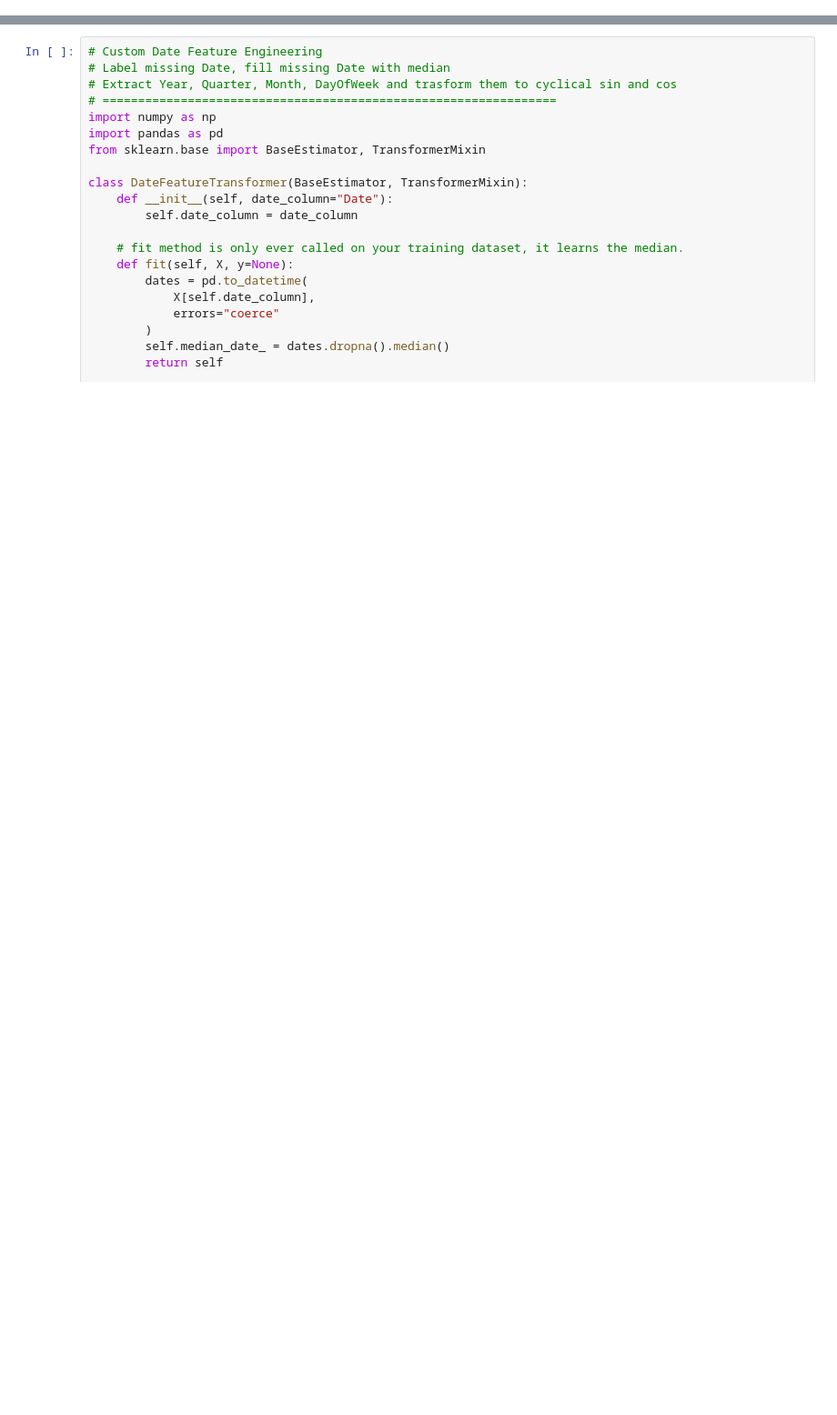
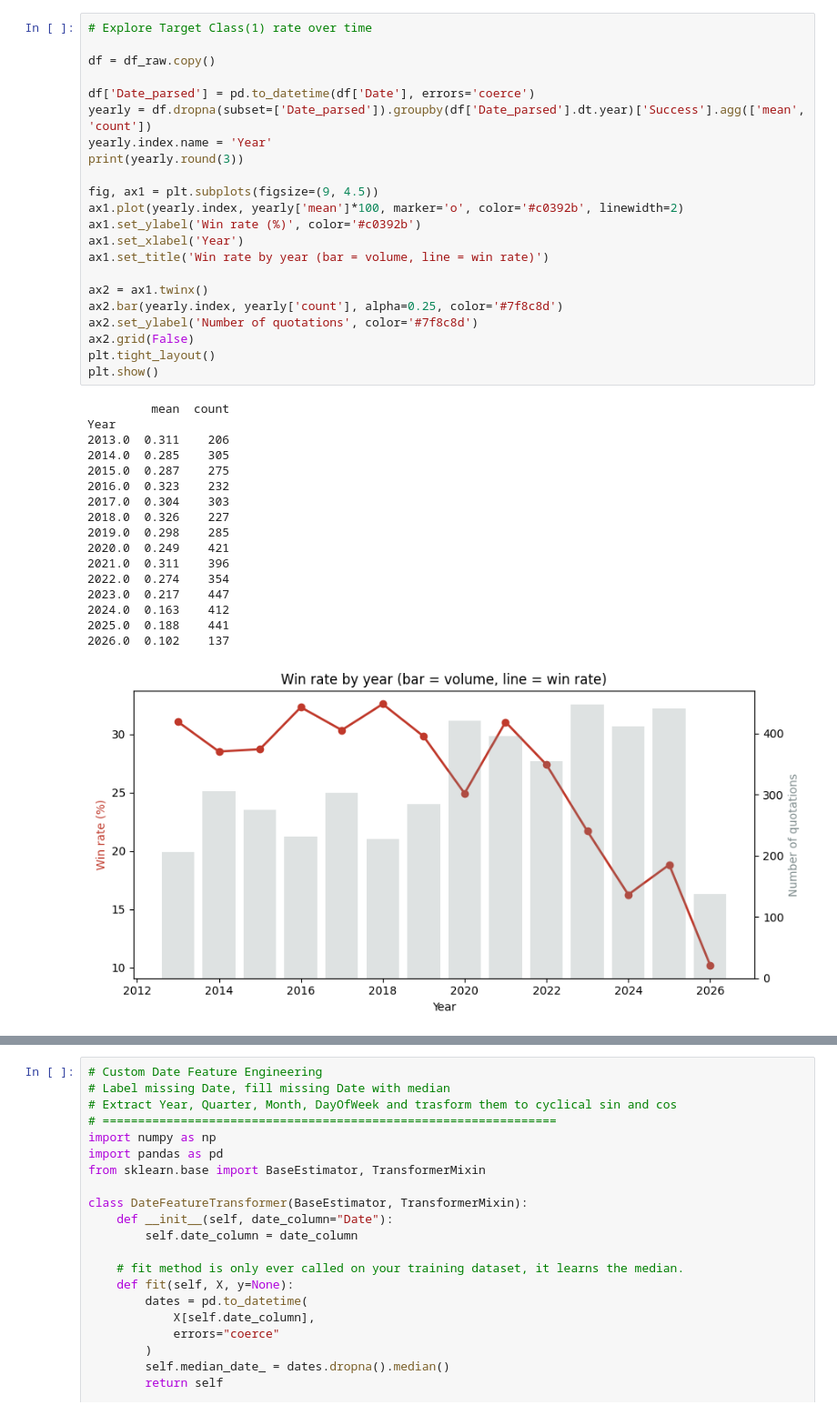
Before and after one commit to Phong031/ML_Models, a Jupyter notebook: notebook/00_code_lib.ipynb, the cells around one changed output, grey strips where cells are left out. Shown at 91% size. Saved outputs shown, nothing was run; the diff lists cells and outputs as text; blank space fills up the shorter version.

```diff
--- a/notebook/00_code_lib.ipynb
+++ b/notebook/00_code_lib.ipynb
@@ -5,0 +201,40 @@ quotation_data_df = pd.read_excel(quotation_data_path)
+# %%
+# Explore Target Class(1) rate over time
+
+df = df_raw.copy()
+
+df['Date_parsed'] = pd.to_datetime(df['Date'], errors='coerce')
+yearly = df.dropna(subset=['Date_parsed']).groupby(df['Date_parsed'].dt.year)['Success'].agg(['mean', 'count'])
+yearly.index.name = 'Year'
+print(yearly.round(3))
+
+fig, ax1 = plt.subplots(figsize=(9, 4.5))
+ax1.plot(yearly.index, yearly['mean']*100, marker='o', color='#c0392b', linewidth=2)
+ax1.set_ylabel('Win rate (%)', color='#c0392b')
+ax1.set_xlabel('Year')
+ax1.set_title('Win rate by year (bar = volume, line = win rate)')
+
+ax2 = ax1.twinx()
+ax2.bar(yearly.index, yearly['count'], alpha=0.25, color='#7f8c8d')
+ax2.set_ylabel('Number of quotations', color='#7f8c8d')
+ax2.grid(False)
+plt.tight_layout()
+plt.show()
+# %% [output]
+         mean  count
+Year
+2013.0  0.311    206
+2014.0  0.285    305
+2015.0  0.287    275
+2016.0  0.323    232
+2017.0  0.304    303
+2018.0  0.326    227
+2019.0  0.298    285
+2020.0  0.249    421
+2021.0  0.311    396
+2022.0  0.274    354
+2023.0  0.217    447
+2024.0  0.163    412
+2025.0  0.188    441
+2026.0  0.102    137
+[figure, added]
```
Also changed, not shown: parts of 65 cells of this notebook, 2 other files.
